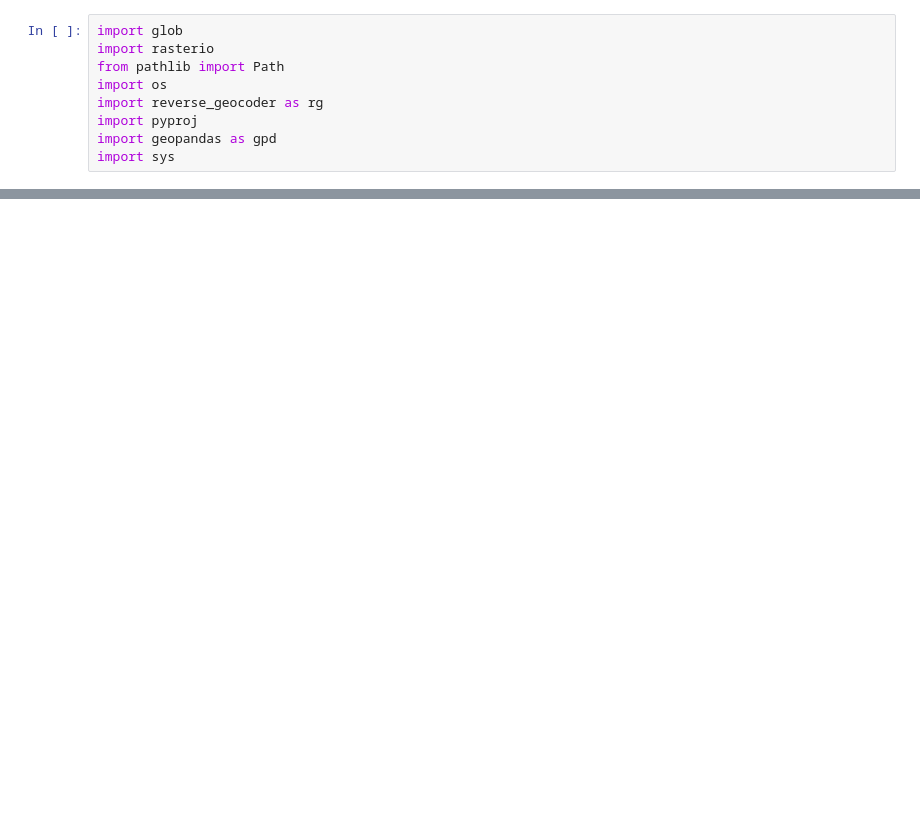
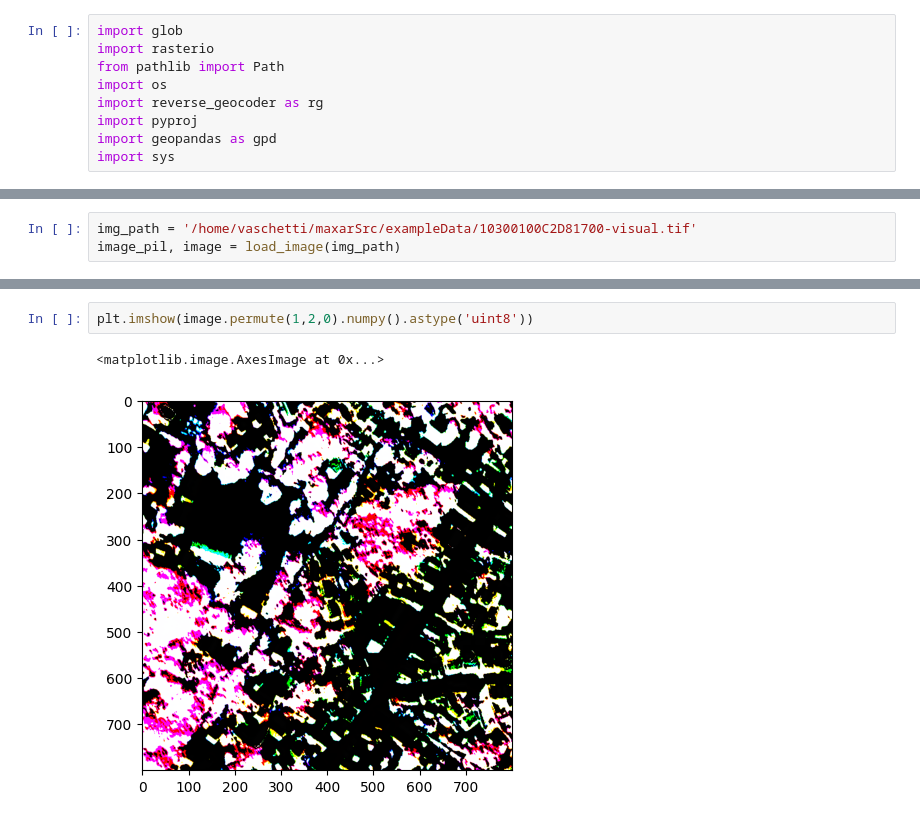
Before and after one commit to JacopoLungo/maxarSrc, a Jupyter notebook: notebooks/build_resources/build_all.ipynb, the cells around one changed output, grey strips where cells are left out. Drawn from its saved outputs; the diff is of its cells as text; blank space fills up the shorter version.

```diff
--- a/notebooks/build_resources/build_all.ipynb
+++ b/notebooks/build_resources/build_all.ipynb
@@ -178,0 +234,3 @@ m0.bbox
+# %%
+img_path = '/home/vaschetti/maxarSrc/exampleData/10300100C2D81700-visual.tif'
+image_pil, image = load_image(img_path)
@@ -178,0 +265,5 @@ m0.bbox
+# %%
+plt.imshow(image.permute(1,2,0).numpy().astype('uint8'))
+# %% [output]
+<matplotlib.image.AxesImage at 0x...>
+[figure, added]
```
Also changed, not shown: parts of 21 cells of this notebook, 1 other file.
